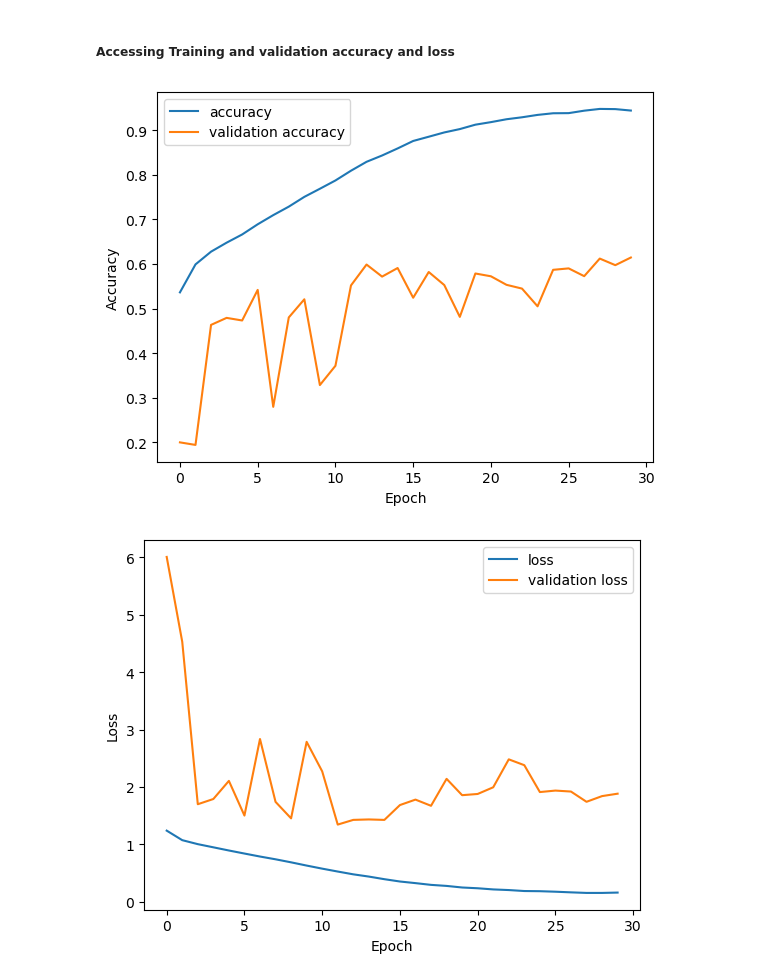
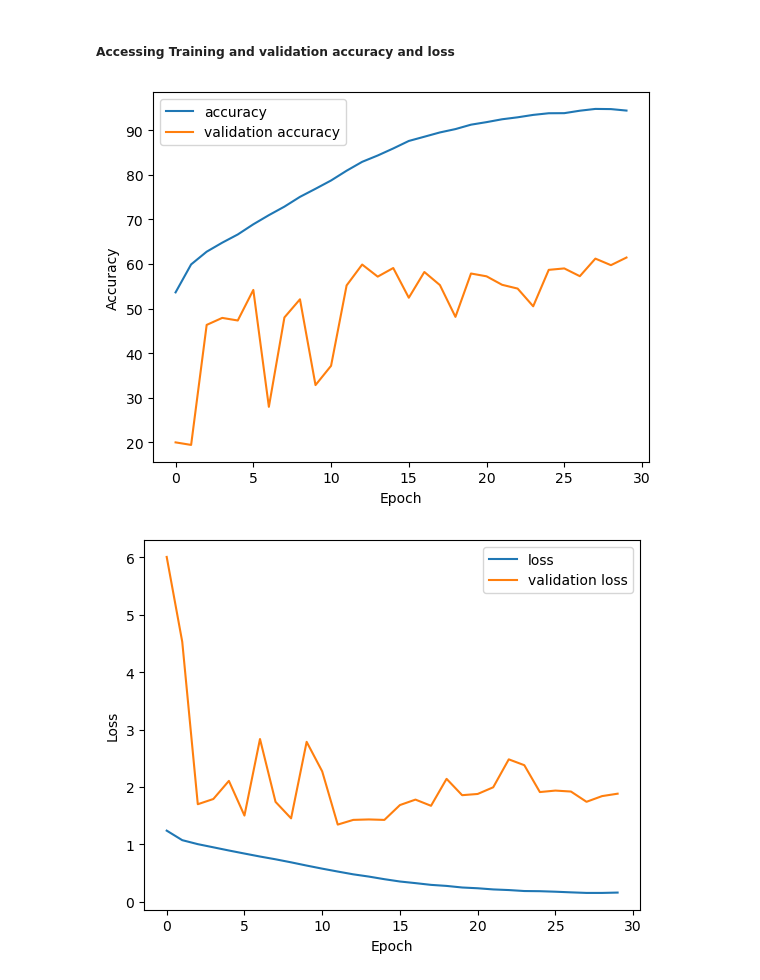
Before and after one commit to urnisha19/A-System-for-real-time-facial-emotion-recognition-thesis-, a Jupyter notebook: FER.ipynb, the cells around one changed output. Saved outputs shown, nothing was run; the diff lists cells and outputs as text; code cells hidden in the pictures.

```diff
--- a/FER.ipynb
+++ b/FER.ipynb
@@ -427,19 +428,29 @@ saved_model_30 = tf.keras.models.load_model(
 # %% [markdown]
 ##### Accessing Training and validation accuracy and loss
 # %%
-# Accessing training accuracy and validation accuracy for each epoch
-accuracy = history_30["accuracy"]
-validation_accuracy =history_30['val_accuracy']
+decimal_accuracy = []
+decimal_validation_accuracy = []
+
+for i in range(len(history_30["accuracy"])):
+    accuracy = history_30["accuracy"][i]
+    decimal_accuracy_ = round(accuracy * 100, 2)
+    decimal_accuracy.append(decimal_accuracy_)
+
+for i in range(len(history_30['val_accuracy'])):
+    validation_accuracy = history_30['val_accuracy'][i]
+    decimal_validation_accuracy_ = round(validation_accuracy * 100, 2)
+    decimal_validation_accuracy.append(decimal_validation_accuracy_)
 
 # Plotting training accuracy and validation accuracy
-plt.plot(accuracy, label="accuracy")
-plt.plot(validation_accuracy, label="validation accuracy")
+plt.plot(decimal_accuracy, label="accuracy")
+plt.plot(decimal_validation_accuracy, label="validation accuracy")
+
 plt.ylabel("Accuracy")
 plt.xlabel("Epoch")
 plt.legend()
 plt.show()
 # %% [output]
-[figure, old version]
+[figure, new version]
 # %%
 # Accessing training loss and validation loss for each epoch
 loss = history_30["loss"]
```
Also changed, not shown: parts of 7 cells of this notebook.
